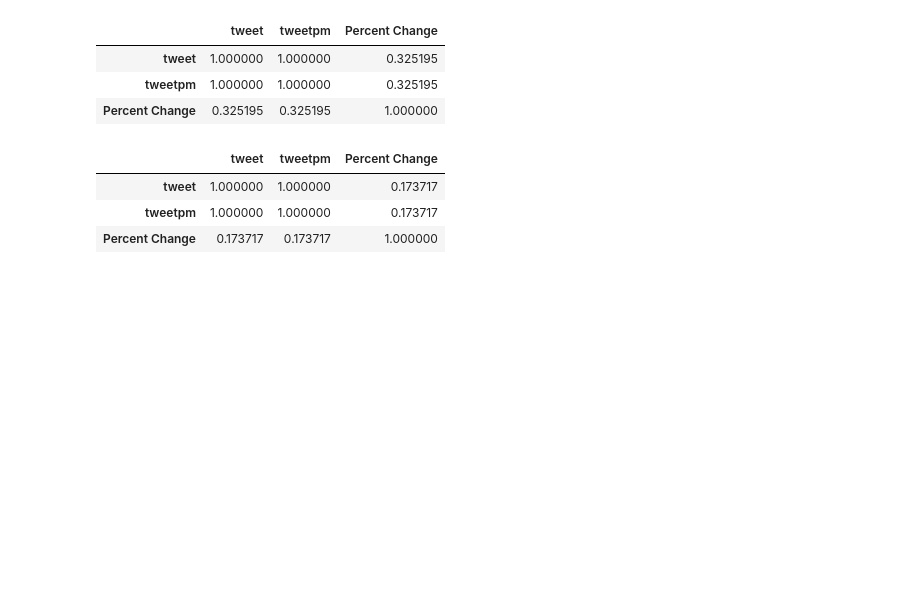
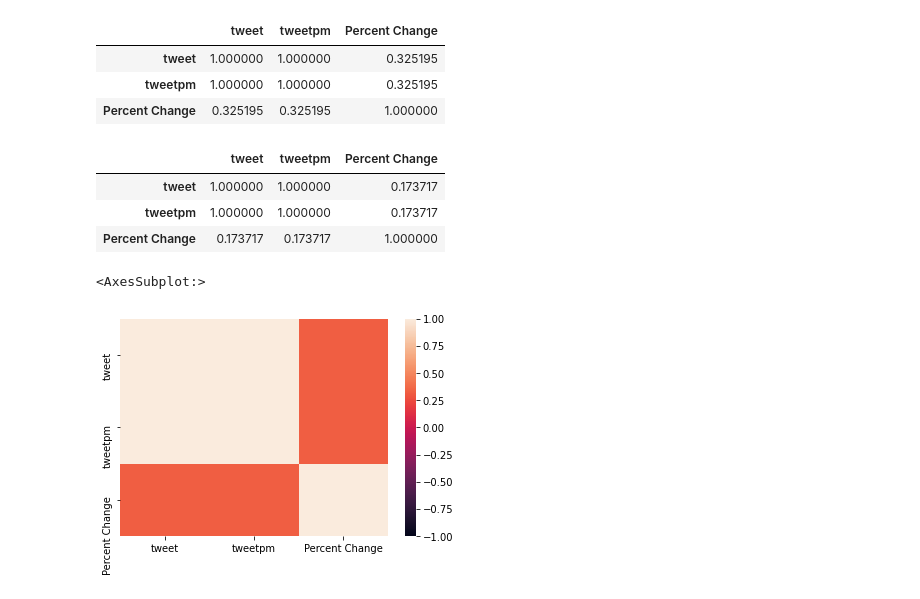
Before and after one commit to larisa-a/Emotional-Market, a Jupyter notebook: Covid-Data-Analysis.ipynb, the cells around one changed output. Cells and saved outputs as stored; diff of their text form; code cells hidden in the pictures; blank space fills up the shorter version.

```diff
--- a/Covid-Data-Analysis.ipynb
+++ b/Covid-Data-Analysis.ipynb
@@ -530,3 +548,8 @@ Covid_SP500_relief.corr()
 | tweet | 1.000000 | 1.000000 | 0.173717 |
 | tweetpm | 1.000000 | 1.000000 | 0.173717 |
 | Percent Change | 0.173717 | 0.173717 | 1.000000 |
+# %%
+sns.heatmap(Covid_SP500_enthusiasm.corr(), vmin=-1, vmax=1)
+# %% [output]
+<AxesSubplot:>
+[figure, added]
```
Also changed, not shown: parts of 19 cells of this notebook, 1 other file.
